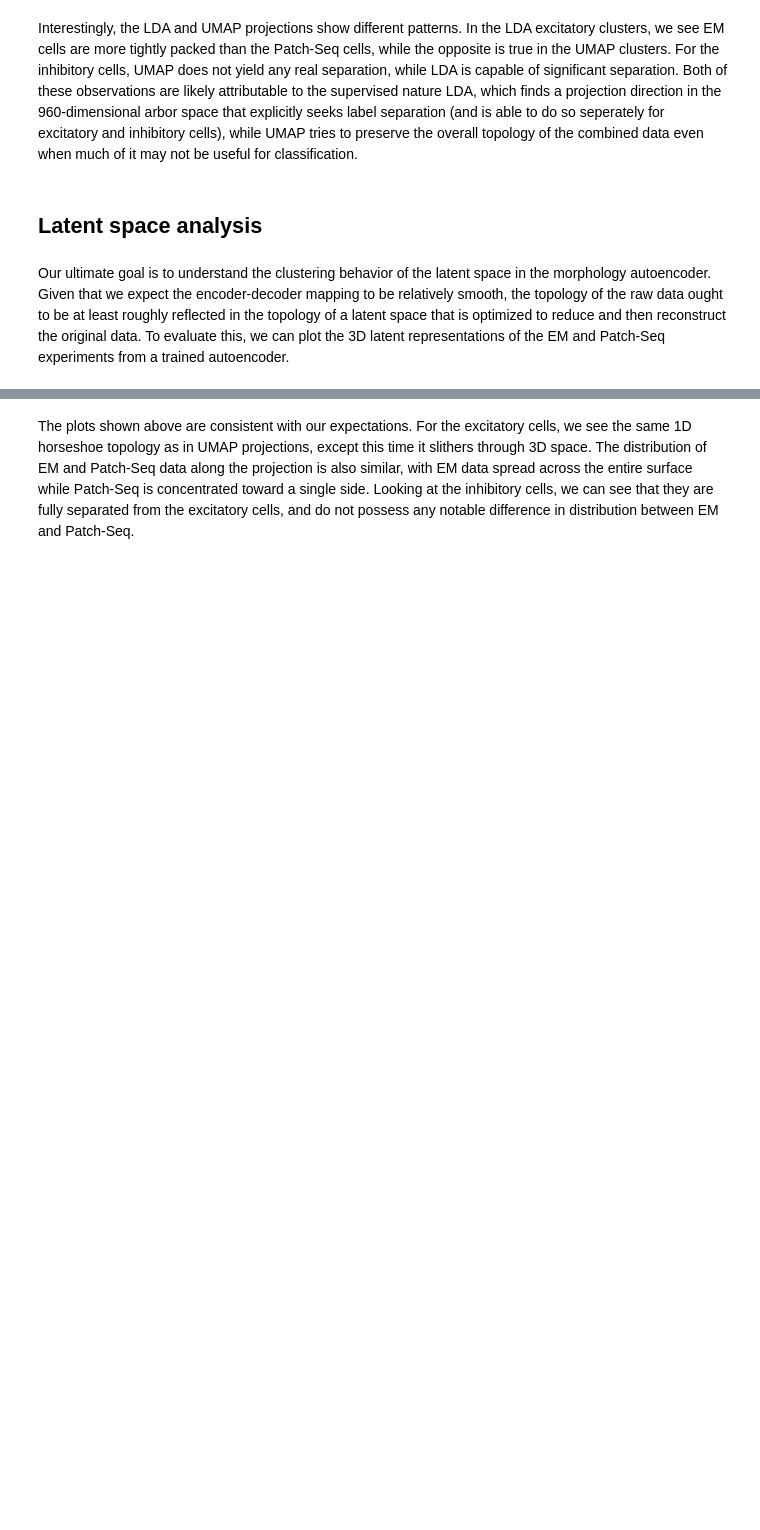
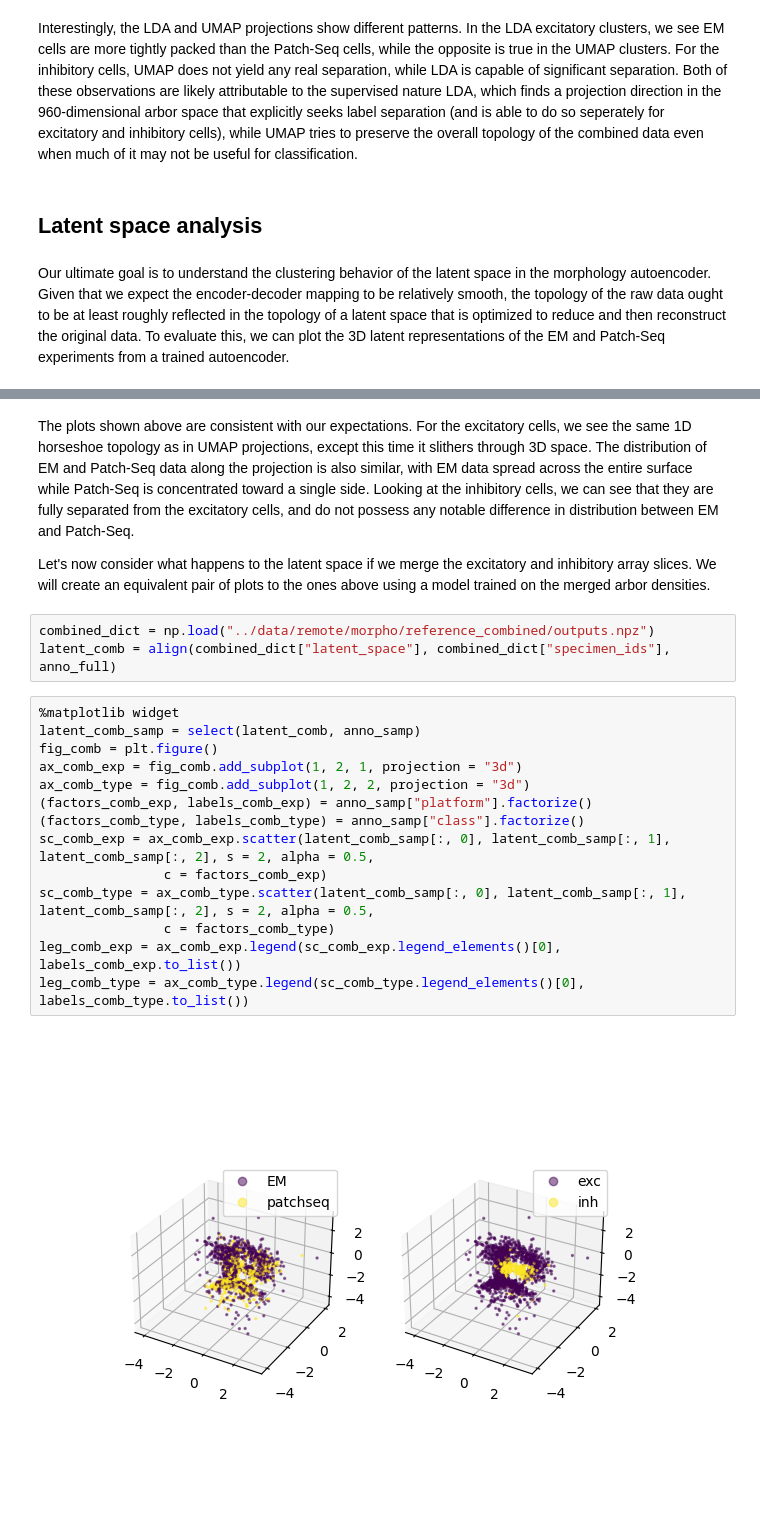
Before and after one commit to AllenInstitute/cplAE_MET, a Jupyter notebook: notebooks/Morph_EMvsPatchSeq.ipynb, the cells around one changed output, grey strips where cells are left out. Saved outputs shown, nothing was run; the diff lists cells and outputs as text; blank space fills up the shorter version.

```diff
--- a/notebooks/Morph_EMvsPatchSeq.ipynb
+++ b/notebooks/Morph_EMvsPatchSeq.ipynb
@@ -130,2 +140,23 @@ leg_type = ax_type.legend(sc_type.legend_elements()[0], labels_type.to_list())
 # %% [markdown]
 The plots shown above are consistent with our expectations. For the excitatory cells, we see the same 1D horseshoe topology as in UMAP projections, except this time it slithers through 3D space. The distribution of EM and Patch-Seq data along the projection is also similar, with EM data spread across the entire surface while Patch-Seq is concentrated toward a single side. Looking at the inhibitory cells, we can see that they are fully separated from the excitatory cells, and do not possess any notable difference in distribution between EM and Patch-Seq.
+
+Let's now consider what happens to the latent space if we merge the excitatory and inhibitory array slices. We will create an equivalent pair of plots to the ones above using a model trained on the merged arbor densities.
+# %%
+combined_dict = np.load("../data/remote/morpho/reference_combined/outputs.npz")
+latent_comb = align(combined_dict["latent_space"], combined_dict["specimen_ids"], anno_full)
+# %%
+%matplotlib widget
+latent_comb_samp = select(latent_comb, anno_samp)
+fig_comb = plt.figure()
+ax_comb_exp = fig_comb.add_subplot(1, 2, 1, projection = "3d")
+ax_comb_type = fig_comb.add_subplot(1, 2, 2, projection = "3d")
+(factors_comb_exp, labels_comb_exp) = anno_samp["platform"].factorize()
+(factors_comb_type, labels_comb_type) = anno_samp["class"].factorize()
+sc_comb_exp = ax_comb_exp.scatter(latent_comb_samp[:, 0], latent_comb_samp[:, 1], latent_comb_samp[:, 2], s = 2, alpha = 0.5,
+                c = factors_comb_exp)
+sc_comb_type = ax_comb_type.scatter(latent_comb_samp[:, 0], latent_comb_samp[:, 1], latent_comb_samp[:, 2], s = 2, alpha = 0.5,
+                c = factors_comb_type)
+leg_comb_exp = ax_comb_exp.legend(sc_comb_exp.legend_elements()[0], labels_comb_exp.to_list())
+leg_comb_type = ax_comb_type.legend(sc_comb_type.legend_elements()[0], labels_comb_type.to_list())
+# %% [output]
+[figure, added]
```
Also changed, not shown: parts of 16 cells of this notebook.
